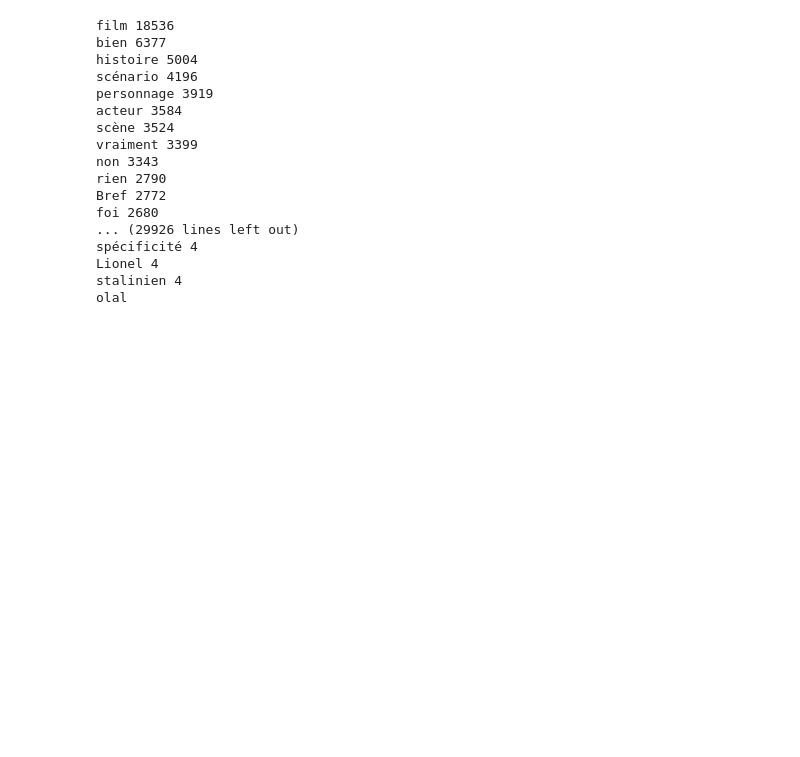
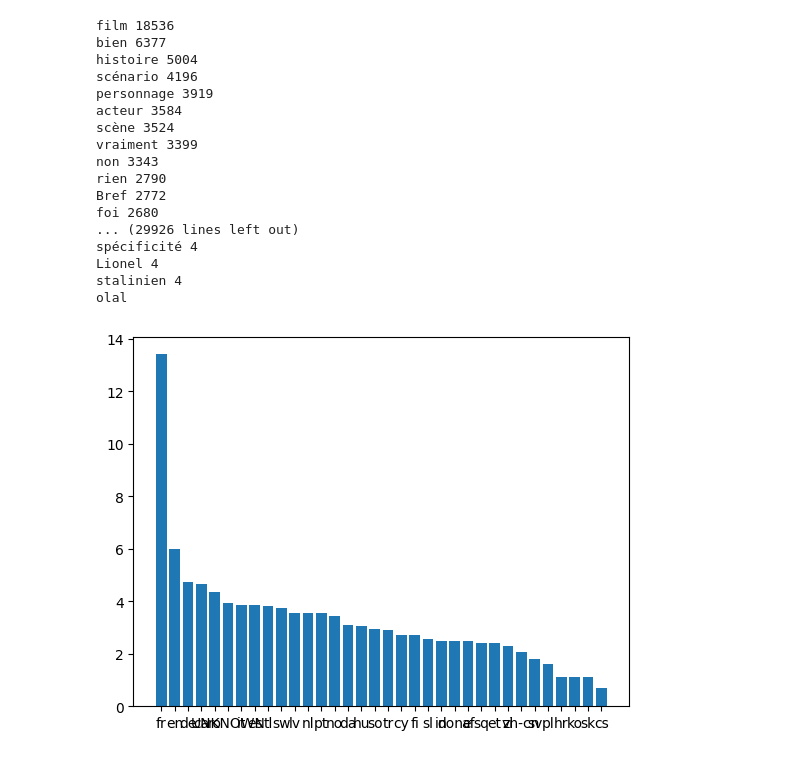
Before and after one commit to dylan-durand/app-innovation, a Jupyter notebook: data_visualization.ipynb, the cells around one changed output. Cells and saved outputs as stored; diff of their text form; code cells hidden in the pictures; blank space fills up the shorter version.

```diff
--- a/data_visualization.ipynb
+++ b/data_visualization.ipynb
@@ -145,0 +237,34 @@ olal
+# %%
+#fetching language detection from csv
+
+language_detection : pd.DataFrame = pd.read_csv("data/langdetect.csv", ';')
+language_detection["language"].to_numpy()
+languages = language_detection['language'].unique()
+language_detection
+# %%
+# dataframe creation
+languages_count_notes = pd.DataFrame(index=languages,columns=notes)
+languages_count_notes["total"] = 0
+for col in languages_count_notes.columns:
+    languages_count_notes[col].values[:] = 0
+# %%
+# setting the data
+for index, row in language_detection.iterrows():
+    languages_count_notes.at[row["language"], row["note"]] += 1
+for index, row in languages_count_notes.iterrows() :
+    total = 0
+    for val in row :
+        total += val
+    languages_count_notes.at[index, "total"] = total
+languages_count_notes
+# %%
+languages_count_notes.sort_values(by=['total'], inplace=True,ascending=False)
+languages_count_notes
+# %%
+# fix spaces on plot
+xaxis = np.array(languages_count_notes.index)
+yaxis = np.array(np.log(languages_count_notes["total"]))
+plt.bar(xaxis,yaxis)
+plt.show()
+# %% [output]
+[figure, added]
```
Also changed, not shown: parts of 21 cells of this notebook.
